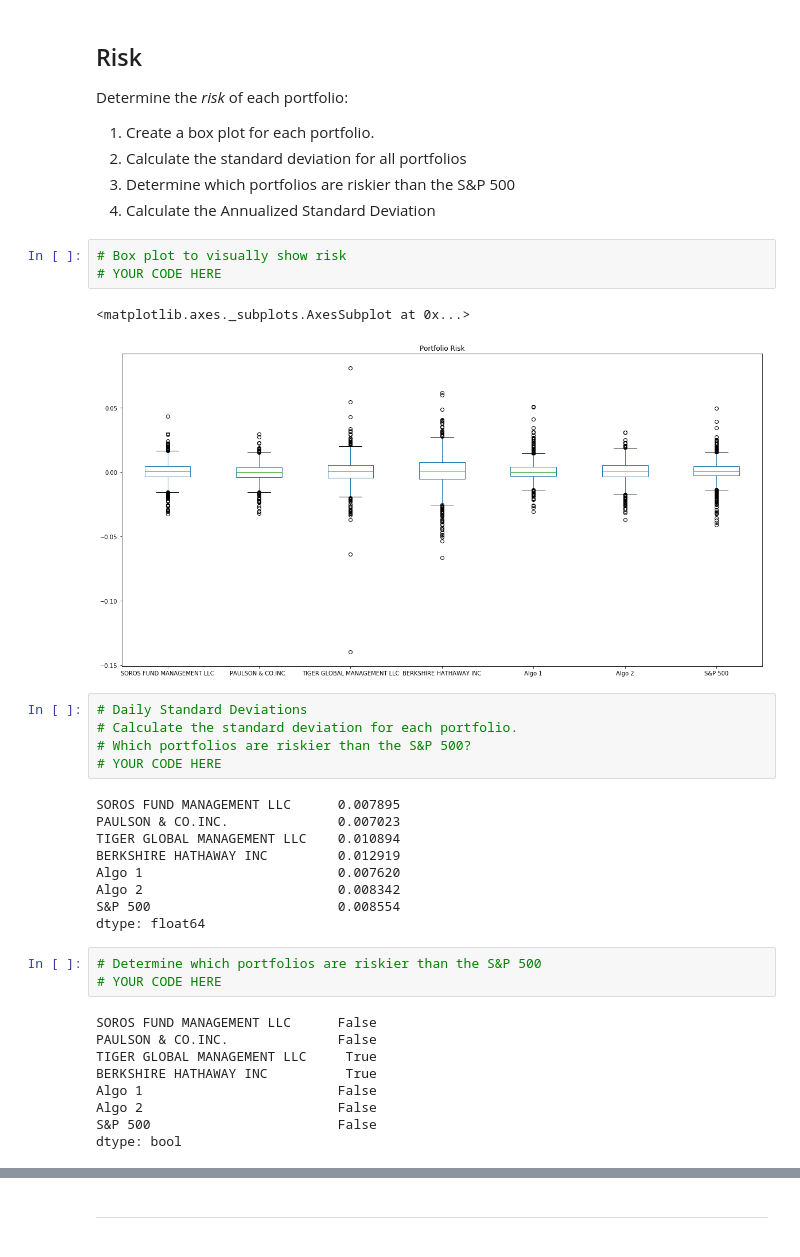
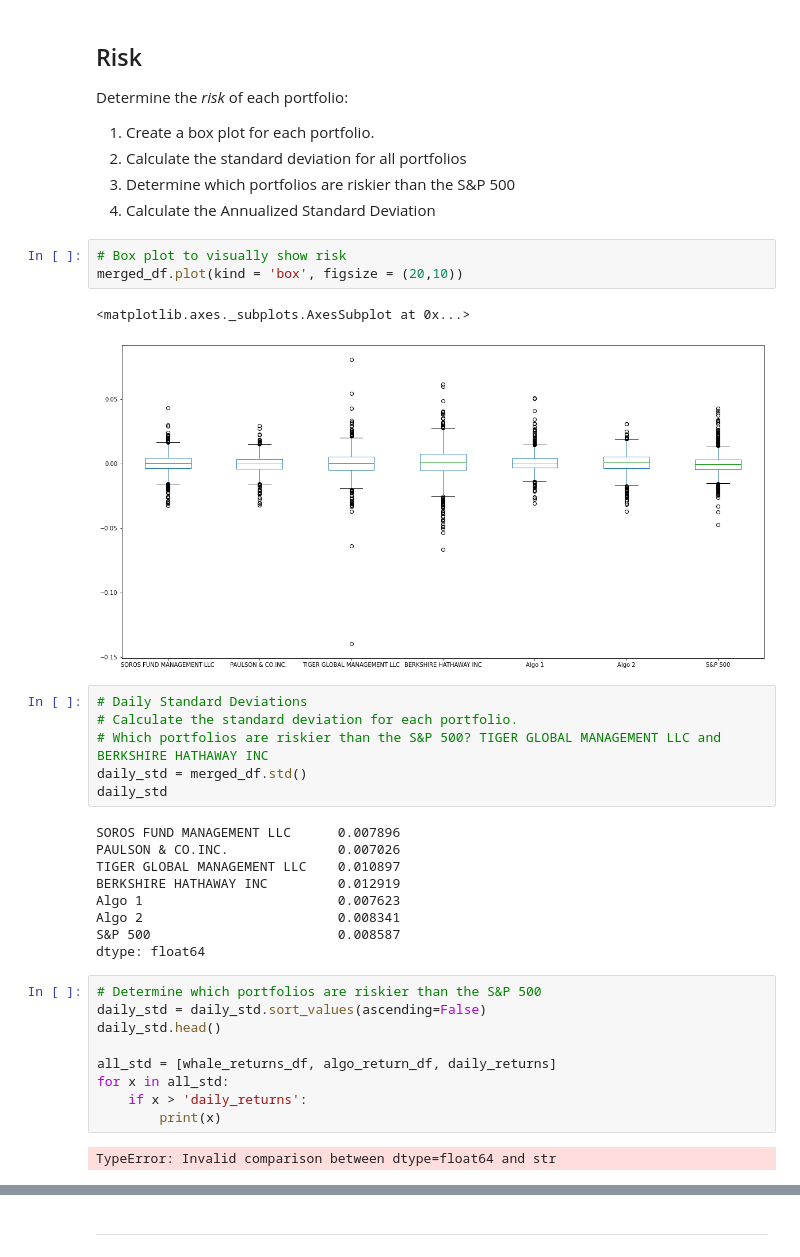
Before and after one commit to Caresir/Whale_protfolio, a Jupyter notebook: whale_analysis.ipynb, the cells around one changed output, grey strips where cells are left out. Saved outputs shown, nothing was run; the diff lists cells and outputs as text.

```diff
--- a/whale_analysis.ipynb
+++ b/whale_analysis.ipynb
@@ -217,35 +218,35 @@ Determine the _risk_ of each portfolio:
 5. Calculate the Annualized Standard Deviation
 # %%
 # Box plot to visually show risk
-# YOUR CODE HERE
+merged_df.plot(kind = 'box', figsize = (20,10))
 # %% [output]
 <matplotlib.axes._subplots.AxesSubplot at 0x...>
-[figure, old version]
+[figure, new version]
 # %%
 # Daily Standard Deviations
 # Calculate the standard deviation for each portfolio.
-# Which portfolios are riskier than the S&P 500?
-# YOUR CODE HERE
+# Which portfolios are riskier than the S&P 500? TIGER GLOBAL MANAGEMENT LLC and BERKSHIRE HATHAWAY INC
+daily_std = merged_df.std()
+daily_std
 # %% [output]
-SOROS FUND MANAGEMENT LLC      0.007895
-PAULSON & CO.INC.              0.007023
-TIGER GLOBAL MANAGEMENT LLC    0.010894
+SOROS FUND MANAGEMENT LLC      0.007896
+PAULSON & CO.INC.              0.007026
+TIGER GLOBAL MANAGEMENT LLC    0.010897
 BERKSHIRE HATHAWAY INC         0.012919
-Algo 1                         0.007620
-Algo 2                         0.008342
-S&P 500                        0.008554
+Algo 1                         0.007623
+Algo 2                         0.008341
+S&P 500                        0.008587
 dtype: float64
 # %%
 # Determine which portfolios are riskier than the S&P 500
-# YOUR CODE HERE
+daily_std = daily_std.sort_values(ascending=False)
+daily_std.head()
+
+all_std = [whale_returns_df, algo_return_df, daily_returns]
+for x in all_std:
+    if x > 'daily_returns':
+        print(x)
 # %% [output]
-SOROS FUND MANAGEMENT LLC      False
-PAULSON & CO.INC.              False
-TIGER GLOBAL MANAGEMENT LLC     True
-BERKSHIRE HATHAWAY INC          True
-Algo 1                         False
-Algo 2                         False
-S&P 500                        False
-dtype: bool
+TypeError: Invalid comparison between dtype=float64 and str
 # %%
 # Calculate the annualized standard deviation (252 trading days)
```
Also changed, not shown: parts of 8 cells of this notebook.
